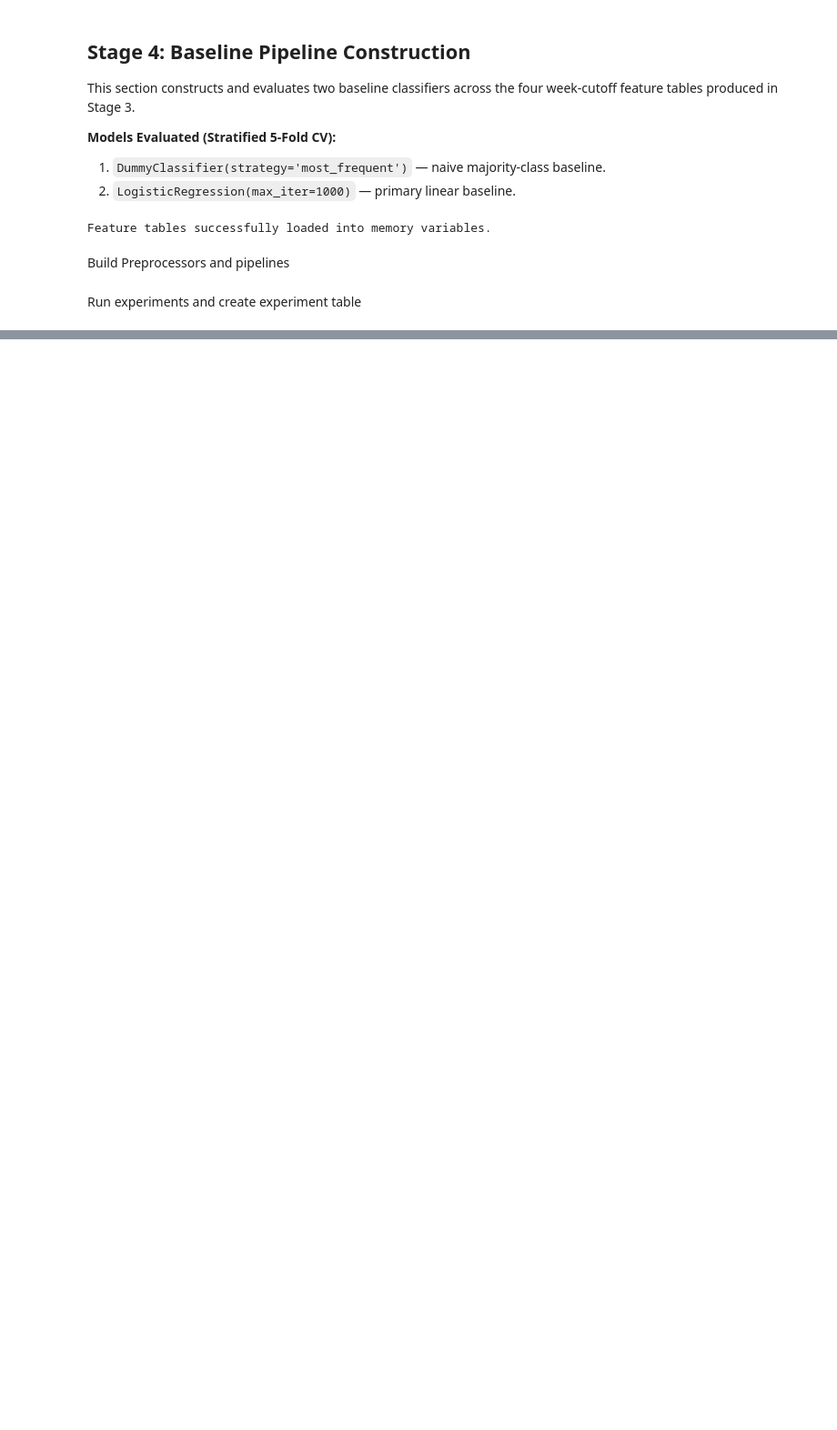
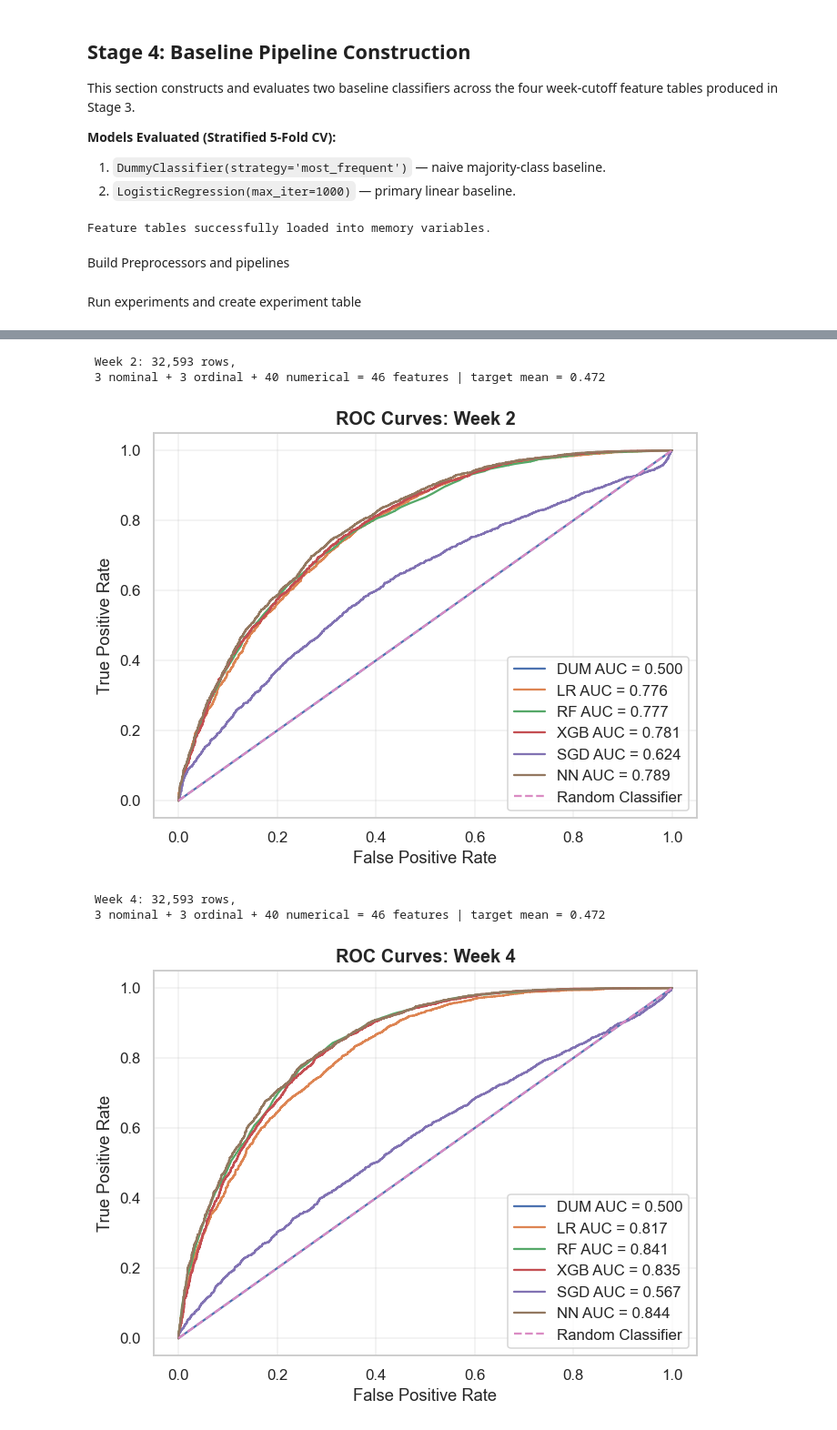
Before and after one commit to alsfine/Group-1-ML-Project-2026, a Jupyter notebook: project.ipynb, the cells around one changed output, grey strips where cells are left out. Shown at 91% size. Saved outputs shown, nothing was run; the diff lists cells and outputs as text; code cells hidden in the pictures; blank space fills up the shorter version.

```diff
--- a/project.ipynb
+++ b/project.ipynb
@@ -1932,0 +2107,37 @@ display(all_experiments_df[display_cols].sort_values(by=["Week cutoff", "AUC (me
+# %%
+for week in WEEK_CUTOFFS:
+    df_week = feature_tables[week]
+    X, y, nominal_cols, ordinal_cols, num_cols = load_and_clean(df_week, week)
+
+    X_train, X_test, y_train, y_test = train_test_split(
+        X,
+        y,
+        test_size=0.20,
+        stratify=y,
+        random_state=RANDOM_SEED
+    )
+
+    plt.figure(figsize=(7, 5))
+
+    for model_tag, model in trained_stage6_models[week].items():
+        y_scores = get_prediction_scores(model, X_test)
+
+        fpr, tpr, _ = roc_curve(y_test, y_scores)
+        auc_score = roc_auc_score(y_test, y_scores)
+
+        plt.plot(fpr, tpr, label=f"{model_tag} AUC = {auc_score:.3f}")
+
+    plt.plot([0, 1], [0, 1], linestyle="--", label="Random Classifier")
+    plt.title(f"ROC Curves: Week {week}")
+    plt.xlabel("False Positive Rate")
+    plt.ylabel("True Positive Rate")
+    plt.legend()
+    plt.grid(alpha=0.3)
+    plt.show()
+# %% [output]
+ Week 2: 32,593 rows,
+ 3 nominal + 3 ordinal + 40 numerical = 46 features | target mean = 0.472
+[figure, added]
+ Week 4: 32,593 rows,
+ 3 nominal + 3 ordinal + 40 numerical = 46 features | target mean = 0.472
+[figure, added]
```
Also changed, not shown: parts of 33 cells of this notebook.
